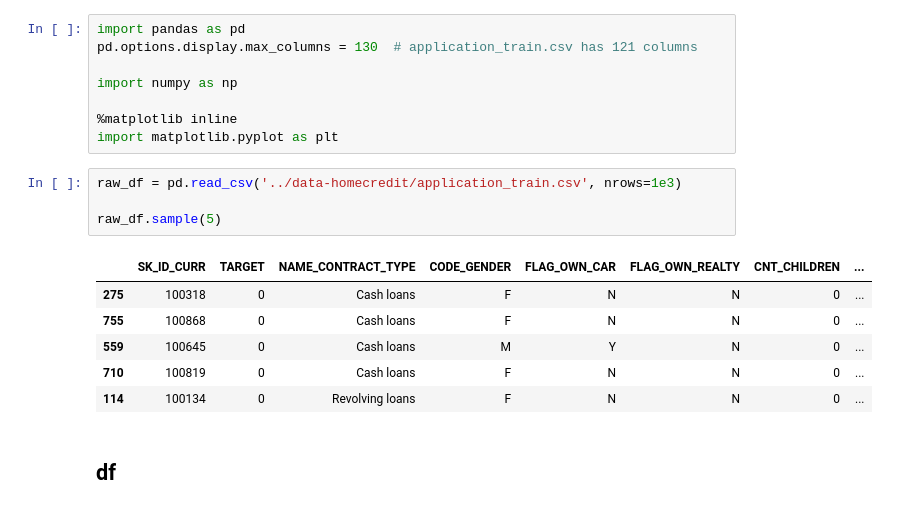
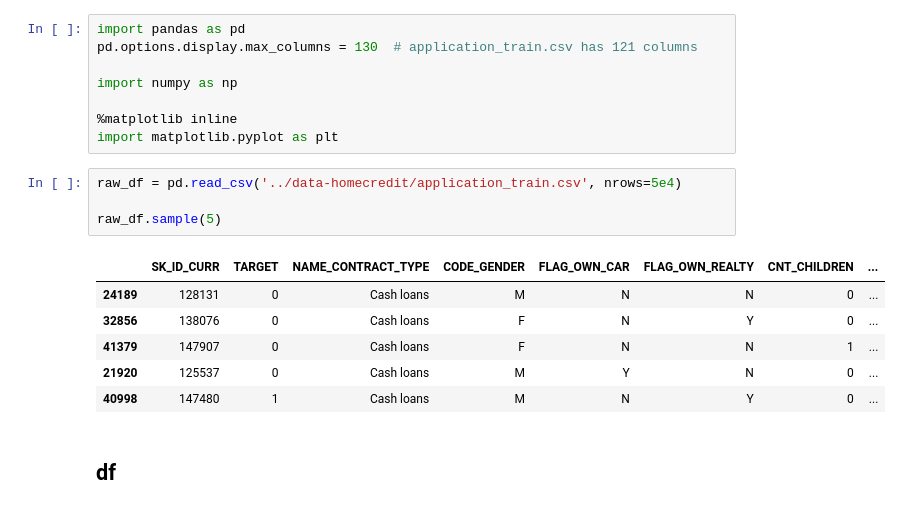
Before and after one commit to JiaRu2016/LiHang_StatisticalLearningMethod, a Jupyter notebook: C6-logistic/LogisticRegression.ipynb, the cells around one changed output. Cells and saved outputs as stored; diff of their text form.

```diff
--- a/C6-logistic/LogisticRegression.ipynb
+++ b/C6-logistic/LogisticRegression.ipynb
@@ -281,16 +327,16 @@ import numpy as np
 %matplotlib inline
 import matplotlib.pyplot as plt
 # %%
-raw_df = pd.read_csv('../data-homecredit/application_train.csv', nrows=1e3)
+raw_df = pd.read_csv('../data-homecredit/application_train.csv', nrows=5e4)
 
 raw_df.sample(5)
 # %% [output]
 |  | SK_ID_CURR | TARGET | NAME_CONTRACT_TYPE | CODE_GENDER | FLAG_OWN_CAR | FLAG_OWN_REALTY | CNT_CHILDREN | ... |
-| 275 | 100318 | 0 | Cash loans | F | N | N | 0 | ... |
-| 755 | 100868 | 0 | Cash loans | F | N | N | 0 | ... |
-| 559 | 100645 | 0 | Cash loans | M | Y | N | 0 | ... |
-| 710 | 100819 | 0 | Cash loans | F | N | N | 0 | ... |
-| 114 | 100134 | 0 | Revolving loans | F | N | N | 0 | ... |
+| 24189 | 128131 | 0 | Cash loans | M | N | N | 0 | ... |
+| 32856 | 138076 | 0 | Cash loans | F | N | Y | 0 | ... |
+| 41379 | 147907 | 0 | Cash loans | F | N | N | 1 | ... |
+| 21920 | 125537 | 0 | Cash loans | M | Y | N | 0 | ... |
+| 40998 | 147480 | 1 | Cash loans | M | N | Y | 0 | ... |
 # %% [markdown]
 ## df
 # %%
```
Also changed, not shown: parts of 8 cells of this notebook.
